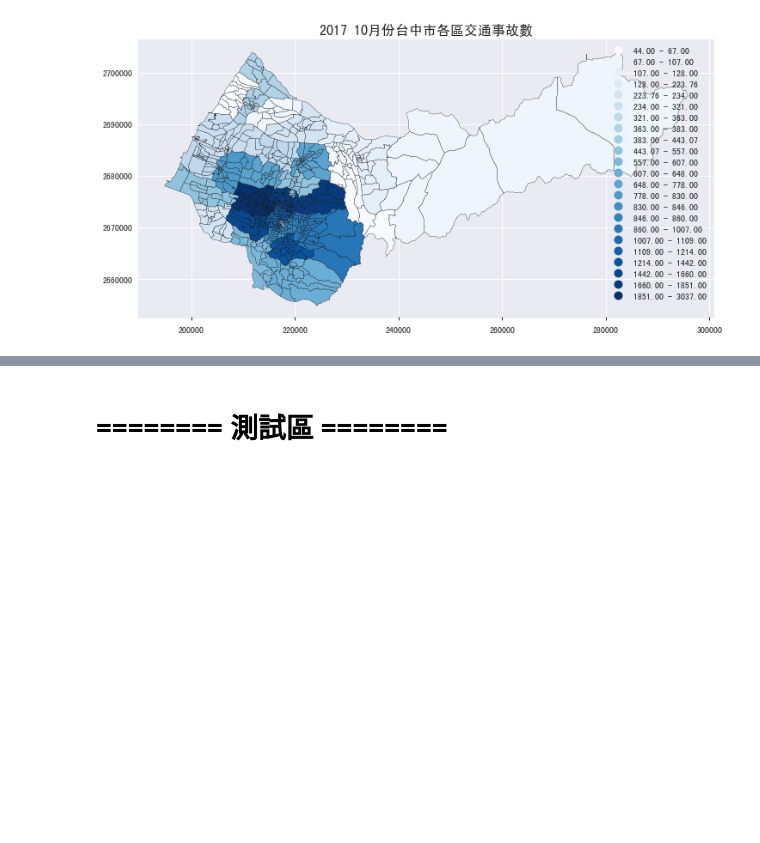
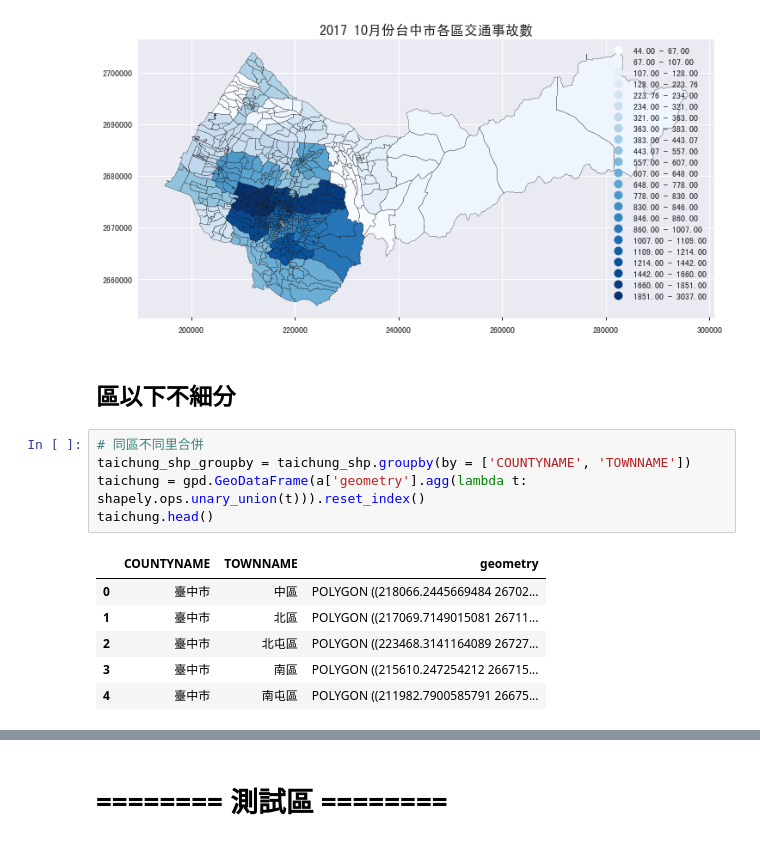
Before and after one commit to WangYenTing/Python-MySQL, a Jupyter notebook: GeoPandas.ipynb, the cells around one changed output, grey strips where cells are left out. Cells and saved outputs as stored; diff of their text form; blank space fills up the shorter version.

```diff
--- a/GeoPandas.ipynb
+++ b/GeoPandas.ipynb
@@ -100,3 +101,17 @@ plt.title("2017 10月份台中市各區交通事故數", fontsize = 16 )
 # %% [output]
 <matplotlib.text.Text at 0x...>
 [figure]
+# %% [markdown]
+## 區以下不細分
+# %%
+# 同區不同里合併
+taichung_shp_groupby = taichung_shp.groupby(by = ['COUNTYNAME', 'TOWNNAME'])
+taichung = gpd.GeoDataFrame(a['geometry'].agg(lambda t: shapely.ops.unary_union(t))).reset_index()
+taichung.head()
+# %% [output]
+|  | COUNTYNAME | TOWNNAME | geometry |
+| 0 | 臺中市 | 中區 | POLYGON ((218066.2445669484 26702... |
+| 1 | 臺中市 | 北區 | POLYGON ((217069.7149015081 26711... |
+| 2 | 臺中市 | 北屯區 | POLYGON ((223468.3141164089 26727... |
+| 3 | 臺中市 | 南區 | POLYGON ((215610.247254212 266715... |
+| 4 | 臺中市 | 南屯區 | POLYGON ((211982.7900585791 26675... |
```
Also changed, not shown: parts of 6 cells of this notebook.
